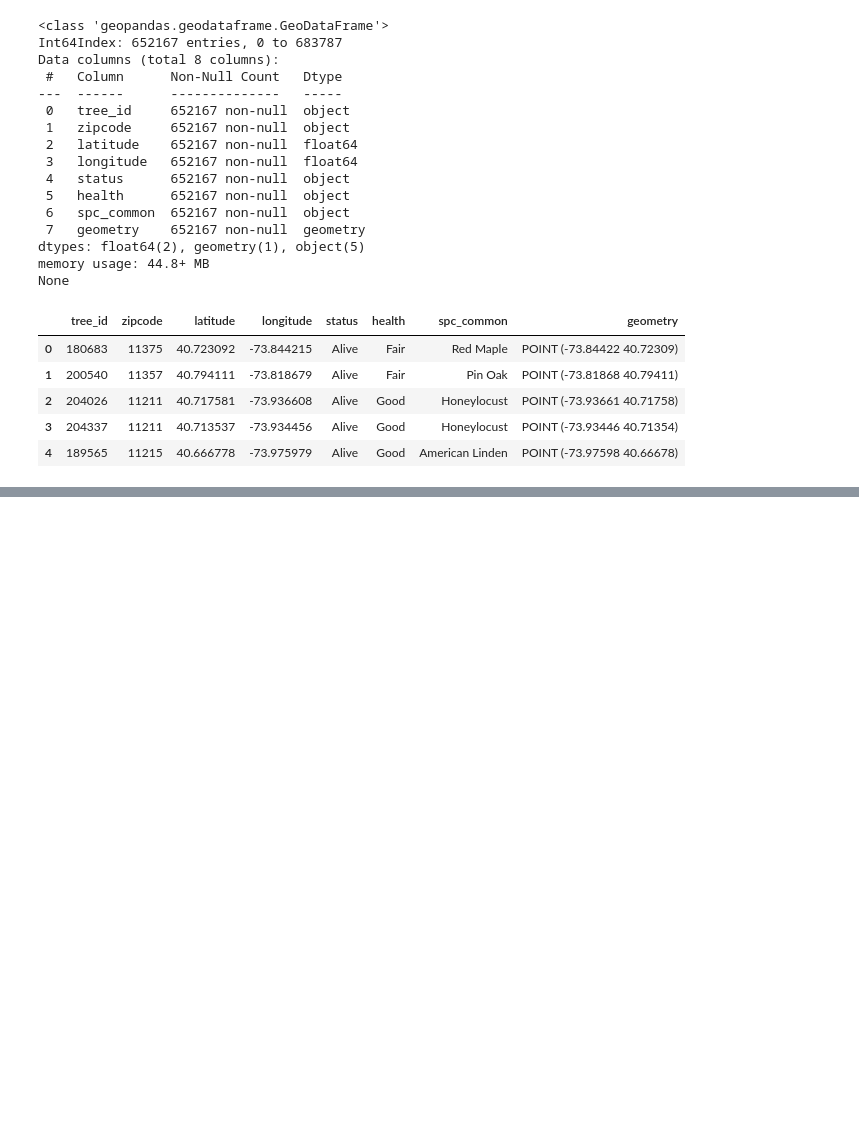
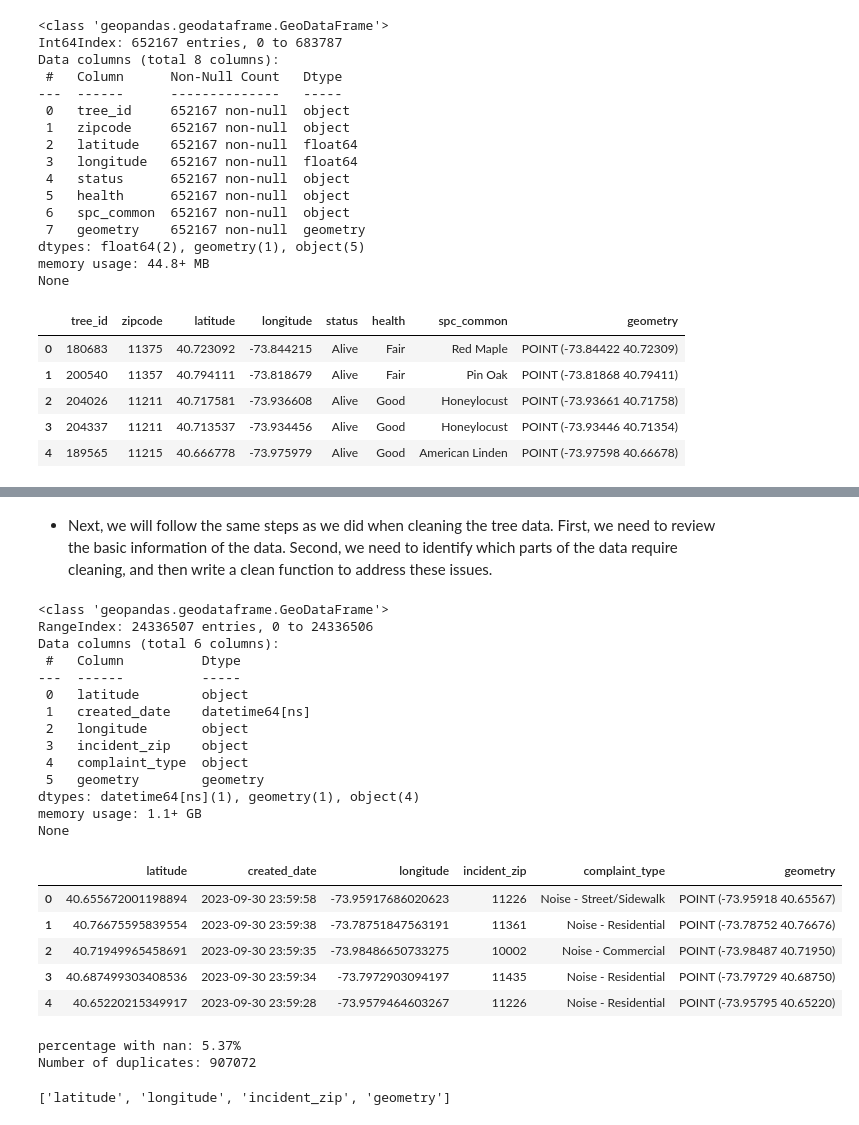
Before and after one commit to chunqiuxia108/FinalProject4501, a Jupyter notebook: cx2313_ly2637_FinalProject.ipynb, the cells around one changed output, grey strips where cells are left out. Saved outputs shown, nothing was run; the diff lists cells and outputs as text; code cells hidden in the pictures; blank space fills up the shorter version.

```diff
--- a/cx2313_ly2637_FinalProject.ipynb
+++ b/cx2313_ly2637_FinalProject.ipynb
@@ -289,0 +356,49 @@ None
+# %% [markdown]
+- Next, we will follow the same steps as we did when cleaning the tree data. First, we need to review the basic information of the data. Second, we need to identify which parts of the data require cleaning, and then write a clean function to address these issues.
+# %%
+# Step 1: Load data
+nyc_311_data_file = DATA_DIR / "nyc_311_data.geojson"
+
+nyc311_gdf=gpd.read_file(nyc_311_data_file)
+# %%
+# Step 2: basic information of the data.
+print(nyc311_gdf.info())
+nyc311_gdf.head()
+# %% [output]
+<class 'geopandas.geodataframe.GeoDataFrame'>
+RangeIndex: 24336507 entries, 0 to 24336506
+Data columns (total 6 columns):
+ #   Column          Dtype
+---  ------          -----
+ 0   latitude        object
+ 1   created_date    datetime64[ns]
+ 2   longitude       object
+ 3   incident_zip    object
+ 4   complaint_type  object
+ 5   geometry        geometry
+dtypes: datetime64[ns](1), geometry(1), object(4)
+memory usage: 1.1+ GB
+None
+|  | latitude | created_date | longitude | incident_zip | complaint_type | geometry |
+| 0 | 40.655672001198894 | 2023-09-30 23:59:58 | -73.95917686020623 | 11226 | Noise - Street/Sidewalk | POINT (-73.95918 40.65567) |
+| 1 | 40.76675595839554 | 2023-09-30 23:59:38 | -73.78751847563191 | 11361 | Noise - Residential | POINT (-73.78752 40.76676) |
+| 2 | 40.71949965458691 | 2023-09-30 23:59:35 | -73.98486650733275 | 10002 | Noise - Commercial | POINT (-73.98487 40.71950) |
+| 3 | 40.687499303408536 | 2023-09-30 23:59:34 | -73.7972903094197 | 11435 | Noise - Residential | POINT (-73.79729 40.68750) |
+| 4 | 40.65220215349917 | 2023-09-30 23:59:28 | -73.9579464603267 | 11226 | Noise - Residential | POINT (-73.95795 40.65220) |
+# %%
+nyc311_with_nan = nyc311_gdf[nyc311_gdf.isnull().any(axis=1)]
+num_rows_with_nan = len(nyc311_with_nan)
+total_rows = len(nyc311_gdf)
+percent_with_nan = (num_rows_with_nan / total_rows) * 100
+
+print(f"percentage with nan: {percent_with_nan:.2f}%")
+print(f"Number of duplicates: {nyc311_gdf.duplicated().sum()}")
+# %% [output]
+percentage with nan: 5.37%
+Number of duplicates: 907072
+# %%
+# Print columns with missing values
+columns_with_missing_values = nyc311_gdf.columns[nyc311_gdf.isnull().any()].tolist()
+print(columns_with_missing_values)
+# %% [output]
+['latitude', 'longitude', 'incident_zip', 'geometry']
```
Also changed, not shown: parts of 12 cells of this notebook.
